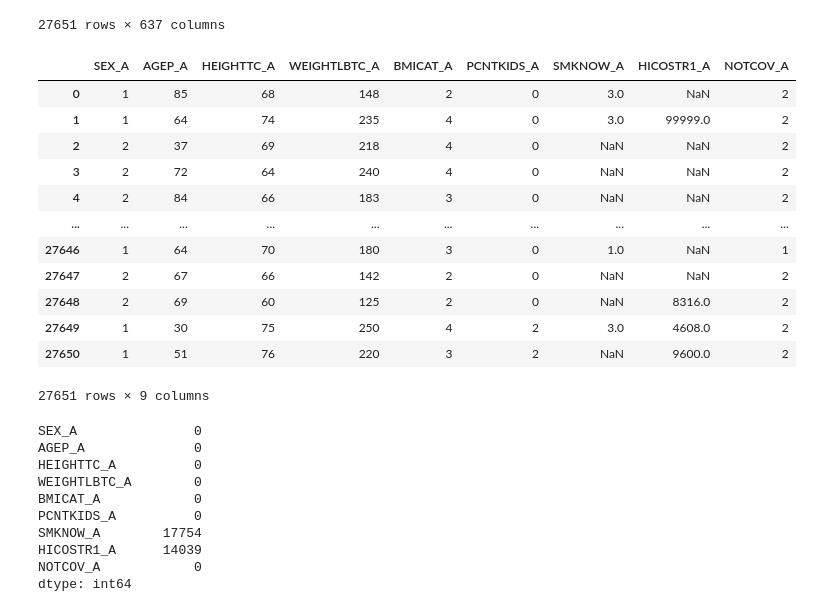
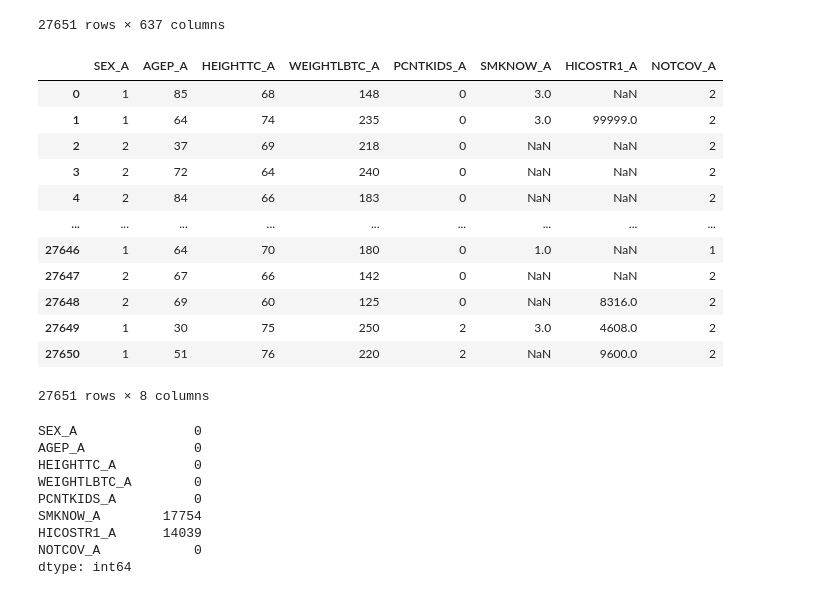
Before and after one commit to gPwls1025/Database_Systems_Summer_2023, a Jupyter notebook: Insurace_premium_price_prediction.ipynb, the cells around one changed output. Cells and saved outputs as stored; diff of their text form; code cells hidden in the pictures.

```diff
--- a/Insurace_premium_price_prediction.ipynb
+++ b/Insurace_premium_price_prediction.ipynb
@@ -32,40 +32,40 @@ df
 # %%
 #clean variables for linear regression: age, gender, body mass index, number of children, smoking habits, and geolocation
 #reference: https://www.ncbi.nlm.nih.gov/pmc/articles/PMC9265373/
 
 '''
 SEX_A Sex of Sample Adult
 AGEP_A Age of SA (top coded)
 HEIGHTTC_A Height without shoes (inches), Public Use
 WEIGHTLBTC_A Weight without shoes (pounds), Public Use
-BMICAT_A Categorical Body Mass Index, Public Use
+BMICAT_A Categorical Body Mass Index, Public Use -> categorical variable; recalculate BMI
 PCNTKIDS_A Number of children in Sample Adult family, top-coded 3+
 SMKNOW_A Smoking status, now
 No geolocation data
 
 variables that can be used for insurance premium
 NOTCOV_A Insurance coverage status
 HICOSTR1_A Out-of-pocket premium cost - plan 2 -> there are 14039 missing values in this variable. So I tried
 dropping NOTCOV_A==2 (not covered by insurance)
 HICOSTR2_A Out-of-pocket premium cost - plan 2 -> don't use this variable; mostly missing
 '''
 
-data = df[['SEX_A', 'AGEP_A', 'HEIGHTTC_A', 'WEIGHTLBTC_A', 'BMICAT_A', 'PCNTKIDS_A', 'SMKNOW_A', 'HICOSTR1_A', 'NOTCOV_A']]
+data = df[['SEX_A', 'AGEP_A', 'HEIGHTTC_A', 'WEIGHTLBTC_A', 'PCNTKIDS_A', 'SMKNOW_A', 'HICOSTR1_A', 'NOTCOV_A']]
 data
 # %% [output]
-|  | SEX_A | AGEP_A | HEIGHTTC_A | WEIGHTLBTC_A | BMICAT_A | PCNTKIDS_A | SMKNOW_A | HICOSTR1_A | NOTCOV_A |
-| 0 | 1 | 85 | 68 | 148 | 2 | 0 | 3.0 | NaN | 2 |
-| 1 | 1 | 64 | 74 | 235 | 4 | 0 | 3.0 | 99999.0 | 2 |
-| 2 | 2 | 37 | 69 | 218 | 4 | 0 | NaN | NaN | 2 |
-| 3 | 2 | 72 | 64 | 240 | 4 | 0 | NaN | NaN | 2 |
-| 4 | 2 | 84 | 66 | 183 | 3 | 0 | NaN | NaN | 2 |
-| ... | ... | ... | ... | ... | ... | ... | ... | ... | ... |
-| 27646 | 1 | 64 | 70 | 180 | 3 | 0 | 1.0 | NaN | 1 |
-| 27647 | 2 | 67 | 66 | 142 | 2 | 0 | NaN | NaN | 2 |
-| 27648 | 2 | 69 | 60 | 125 | 2 | 0 | NaN | 8316.0 | 2 |
-| 27649 | 1 | 30 | 75 | 250 | 4 | 2 | 3.0 | 4608.0 | 2 |
-| 27650 | 1 | 51 | 76 | 220 | 3 | 2 | NaN | 9600.0 | 2 |
+|  | SEX_A | AGEP_A | HEIGHTTC_A | WEIGHTLBTC_A | PCNTKIDS_A | SMKNOW_A | HICOSTR1_A | NOTCOV_A |
+| 0 | 1 | 85 | 68 | 148 | 0 | 3.0 | NaN | 2 |
+| 1 | 1 | 64 | 74 | 235 | 0 | 3.0 | 99999.0 | 2 |
+| 2 | 2 | 37 | 69 | 218 | 0 | NaN | NaN | 2 |
+| 3 | 2 | 72 | 64 | 240 | 0 | NaN | NaN | 2 |
+| 4 | 2 | 84 | 66 | 183 | 0 | NaN | NaN | 2 |
+| ... | ... | ... | ... | ... | ... | ... | ... | ... |
+| 27646 | 1 | 64 | 70 | 180 | 0 | 1.0 | NaN | 1 |
+| 27647 | 2 | 67 | 66 | 142 | 0 | NaN | NaN | 2 |
+| 27648 | 2 | 69 | 60 | 125 | 0 | NaN | 8316.0 | 2 |
+| 27649 | 1 | 30 | 75 | 250 | 2 | 3.0 | 4608.0 | 2 |
+| 27650 | 1 | 51 | 76 | 220 | 2 | NaN | 9600.0 | 2 |
-27651 rows × 9 columns
+27651 rows × 8 columns
 # %%
 #check missing data
 data.isnull().sum()
@@ -74,7 +74,6 @@ SEX_A               0
 AGEP_A              0
 HEIGHTTC_A          0
 WEIGHTLBTC_A        0
-BMICAT_A            0
 PCNTKIDS_A          0
 SMKNOW_A        17754
 HICOSTR1_A      14039
```
Also changed, not shown: parts of 6 cells of this notebook.
